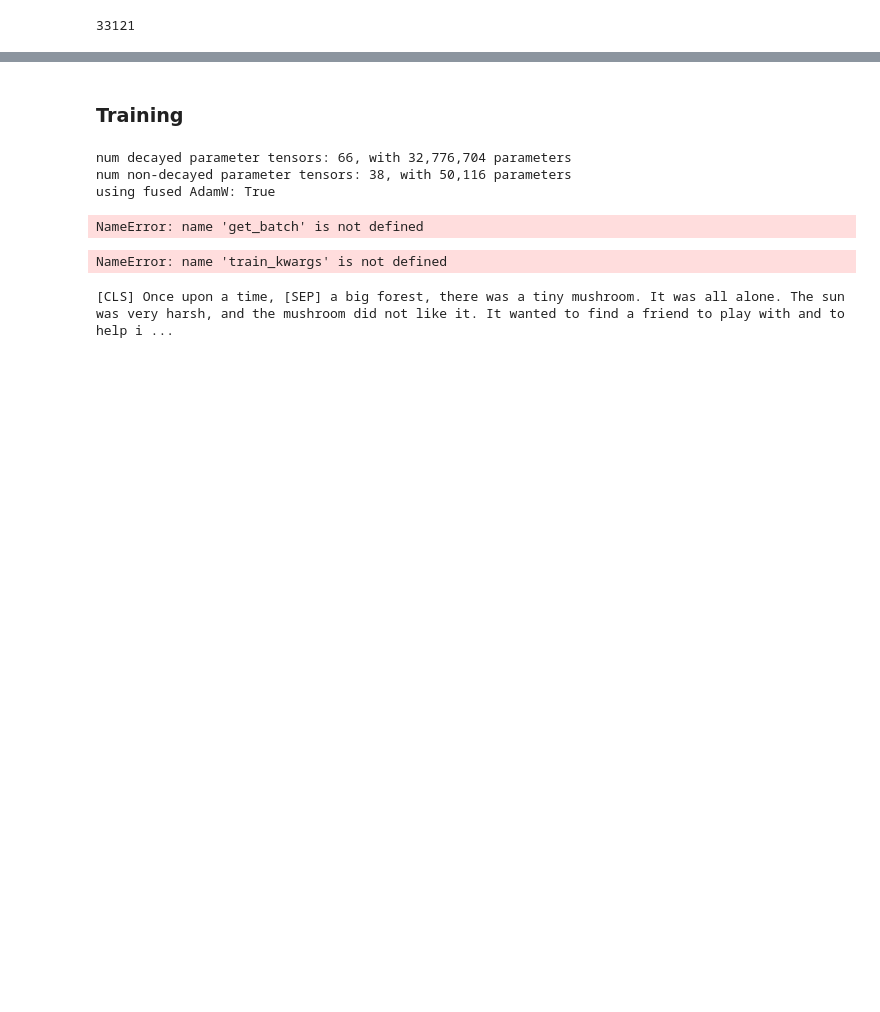
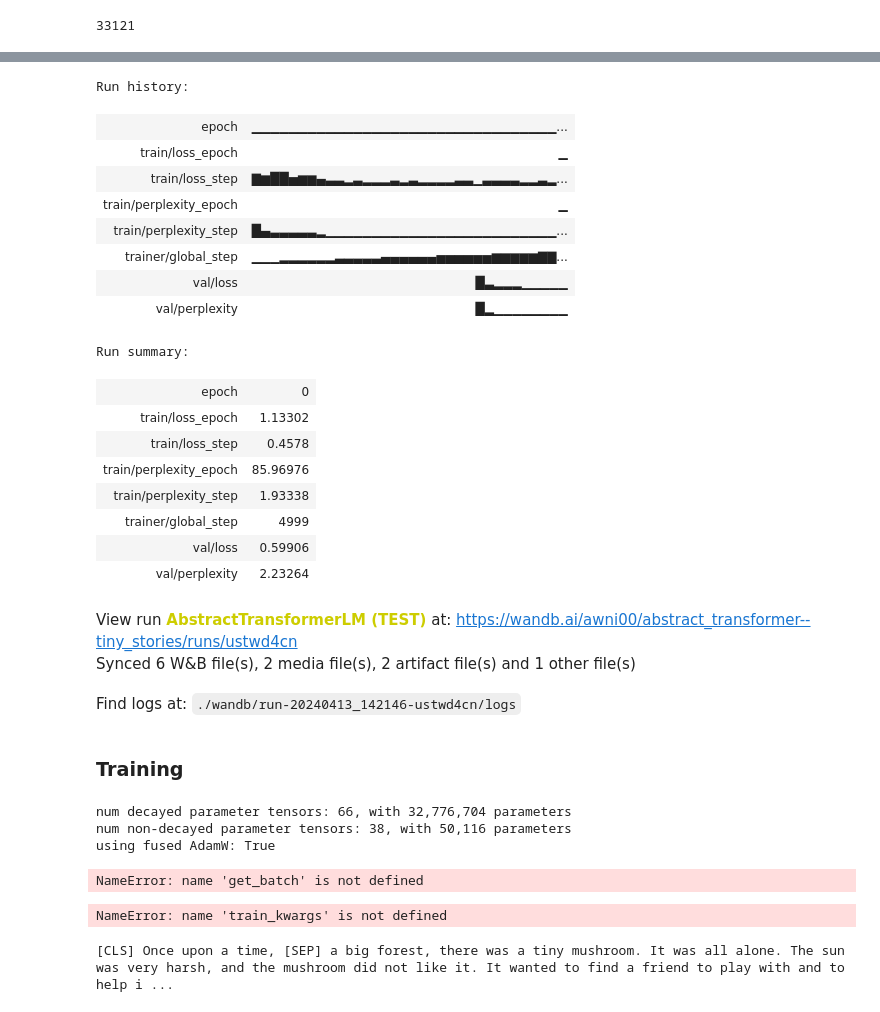
Before and after one commit to Awni00/abstract_transformer, a Jupyter notebook: experiments/tiny_stories/tiny_stories.ipynb, the cells around one changed output, grey strips where cells are left out. Drawn from its saved outputs; the diff is of its cells as text; code cells hidden in the pictures; blank space fills up the shorter version.

```diff
--- a/experiments/tiny stories/tiny_stories.ipynb
+++ b/experiments/tiny_stories/tiny_stories.ipynb
@@ -427,0 +575,3 @@ LOCAL_RANK: 0 - CUDA_VISIBLE_DEVICES: [0]
+# %%
+wandb.finish()
+# %% [output]
@@ -428,3 +579,24 @@ LOCAL_RANK: 0 - CUDA_VISIBLE_DEVICES: [0]
+Run history:
+| epoch | ▁▁▁▁▁▁▁▁▁▁▁▁▁▁▁▁▁▁▁▁▁▁▁▁▁▁▁▁▁▁▁▁▁... |
+| train/loss_epoch | ▁ |
+| train/loss_step | ▇▆██▅▆▆▄▃▃▂▃▂▂▂▃▂▃▂▂▂▂▃▃▁▃▃▃▃▂▂▃▂... |
+| train/perplexity_epoch | ▁ |
+| train/perplexity_step | █▄▃▃▃▃▃▂▁▁▁▁▁▁▁▁▁▁▁▁▁▁▁▁▁▁▁▁▁▁▁▁▁... |
+| trainer/global_step | ▁▁▁▂▂▂▂▂▂▃▃▃▃▃▄▄▄▄▄▄▅▅▅▅▅▅▆▆▆▆▆▇▇... |
+| val/loss | █▃▂▂▂▁▁▁▁▁ |
+| val/perplexity | █▂▁▁▁▁▁▁▁▁ |
+Run summary:
+| epoch | 0 |
+| train/loss_epoch | 1.13302 |
+| train/loss_step | 0.4578 |
+| train/perplexity_epoch | 85.96976 |
+| train/perplexity_step | 1.93338 |
+| trainer/global_step | 4999 |
+| val/loss | 0.59906 |
+| val/perplexity | 2.23264 |
+View run AbstractTransformerLM (TEST) at: https://wandb.ai/awni00/abstract_transformer--tiny_stories/runs/ustwd4cn
+Synced 6 W&B file(s), 2 media file(s), 2 artifact file(s) and 1 other file(s)
+Find logs at: ./wandb/run-20240413_142146-ustwd4cn/logs
 # %% [markdown]
 ### Training
 # %%
```
Also changed, not shown: parts of 28 cells of this notebook, 1 other file.
